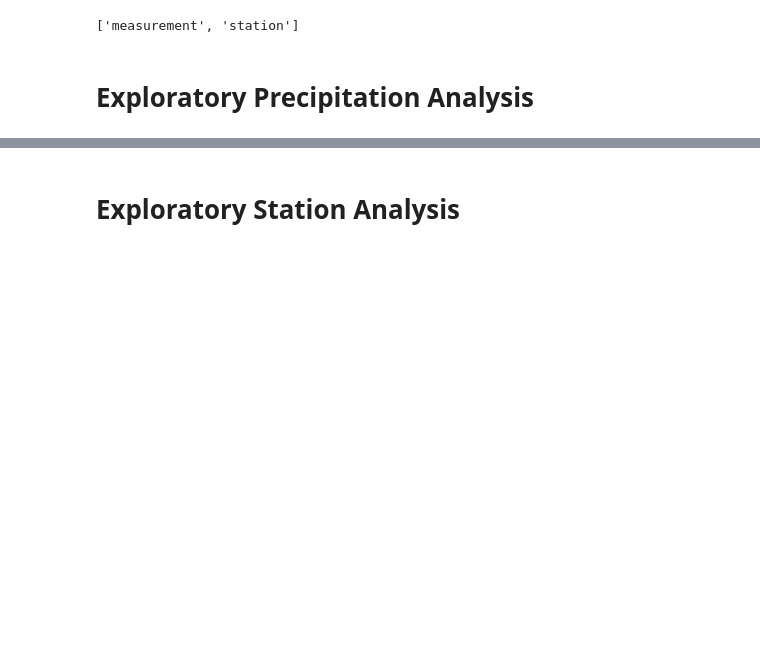
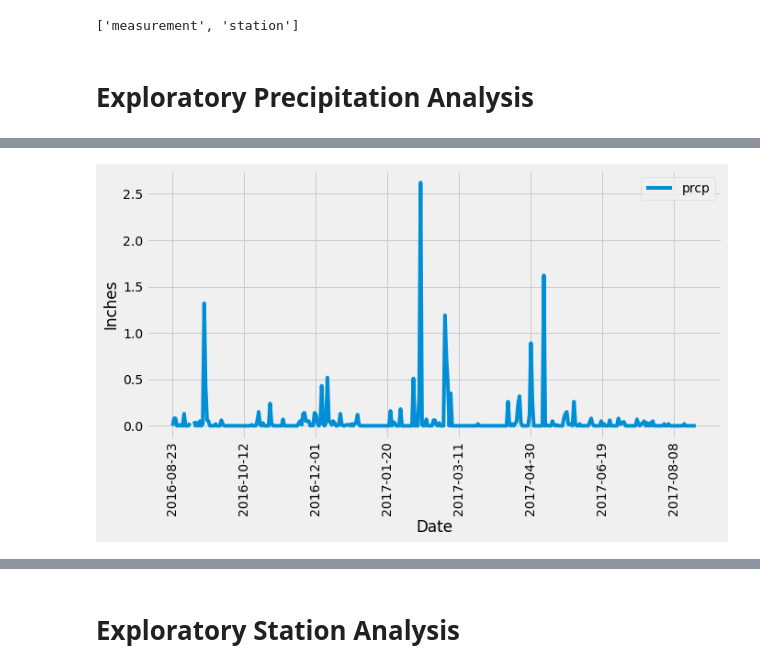
Before and after one commit to fromjandp/sqlalchemy-challenge, a Jupyter notebook: climate_starter.ipynb, the cells around one changed output, grey strips where cells are left out. Saved outputs shown, nothing was run; the diff lists cells and outputs as text; code cells hidden in the pictures; blank space fills up the shorter version.

```diff
--- a/climate_starter.ipynb
+++ b/climate_starter.ipynb
@@ -68,7 +61,8 @@ inspector.get_columns("measurement")
 # %%
 # Find the most recent date in the data set.
+# sesson = Session(engine)
+
 sesson = Session(engine)
 
-session.query(measurement.date).\
-              group_by(measurement.date).distinct().\
-              order_by(measurement.date.desc()).all()
+most_recent_date = session.query(measurement.date).order_by(measurement.date.desc()).first()
+end_date = most_recent_date[0]
@@ -92,0 +69,7 @@ session.query(measurement.date).\
+# %%
+Year = int(end_date[0:4])
+Month = int(end_date[5:7])
+Day = int(end_date[8:])
+
+start_date = dt.date(Year, Month, Day) - dt.timedelta(days=365)
+print(f"The last 12 months are from {start_date} to {end_date}")
@@ -93,17 +78,17 @@ session.query(measurement.date).\
 # %%
 # Design a query to retrieve the last 12 months of precipitation data and plot the results.
 # Starting from the most recent data point in the database.
-
 # Calculate the date one year from the last date in data set.
-
-
 # Perform a query to retrieve the data and precipitation scores
-
-
 # Save the query results as a Pandas DataFrame and set the index to the date column
-
-
 # Sort the dataframe by date
 
+sel = [measurement.date, measurement.prcp]
 
-# Use Pandas Plotting with Matplotlib to plot the data
+past_years_data = session.query(*sel).\
+                         filter(measurement.date >= start_date).\
+                         filter(measurement.date <= end_date).\
+                       group_by(measurement.date).\
+                       order_by(measurement.date).all()
+
+past_years_data
@@ -110 +113,15 @@ session.query(measurement.date).\
+# %%
+# Use Pandas Plotting with Matplotlib to plot the data
+
+df = pd.DataFrame(past_years_data)
+df.set_index("date", inplace=True)
+df.plot(figsize=(10,5),)
+
+plt.xlabel("Date")
+plt.ylabel("Inches")
+
+plt.xticks(rotation=90)
+plt.show()
+# %% [output]
+[figure, added]
 # %%
```
Also changed, not shown: parts of 12 cells of this notebook.
